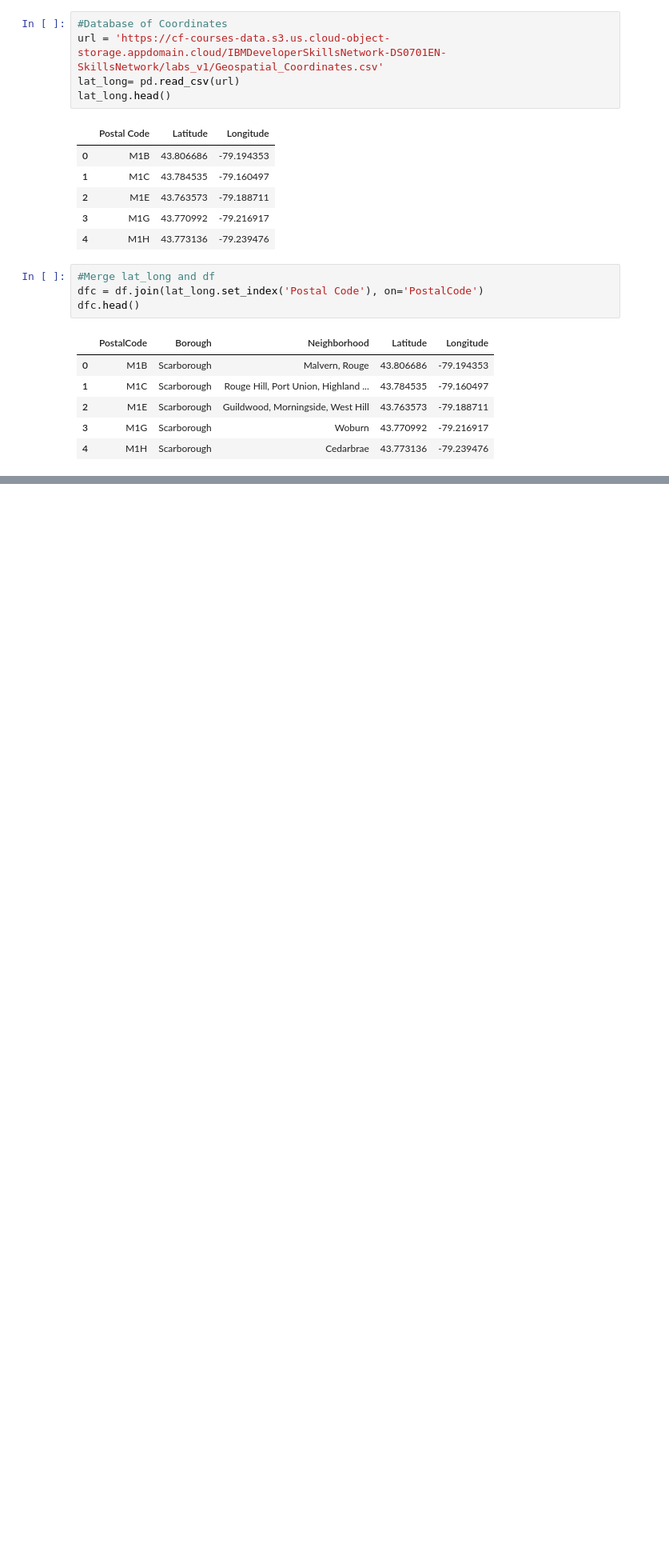
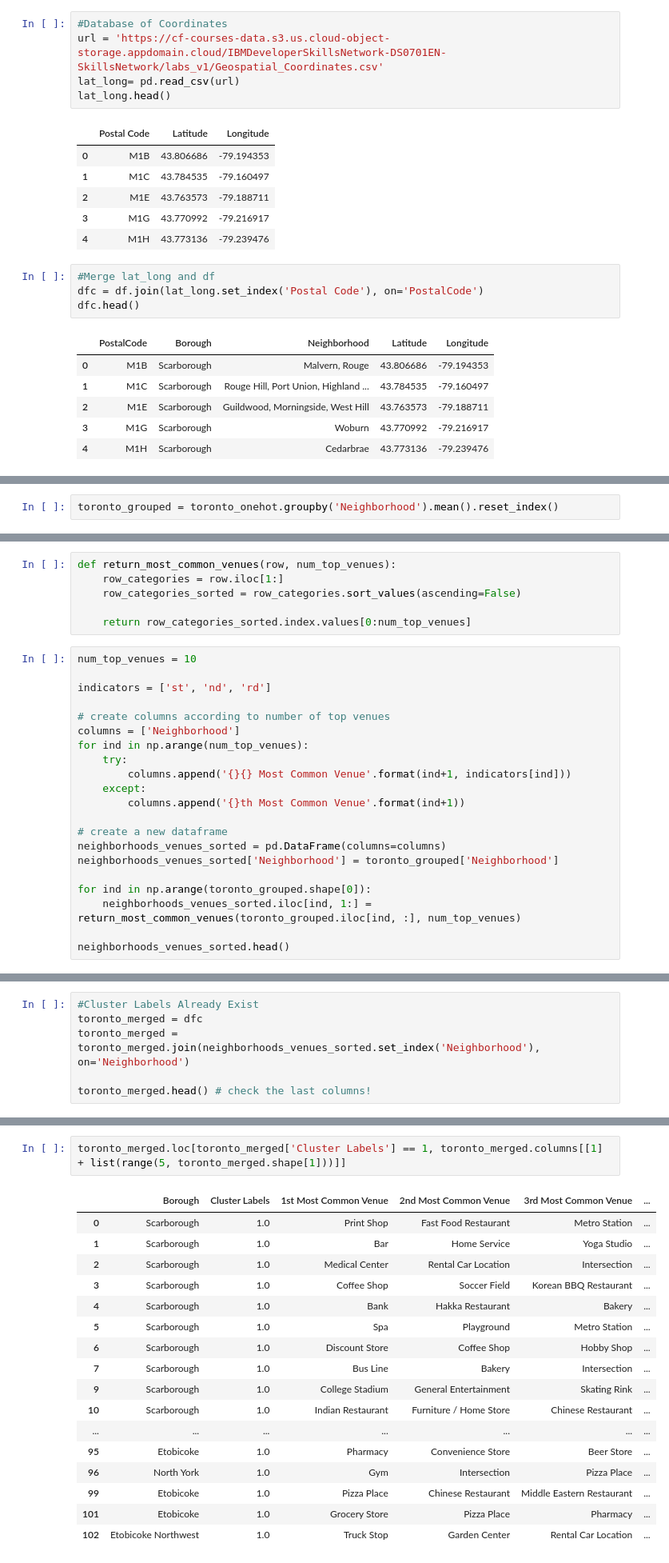
Before and after one commit to nikolina-drobnjak/Coursera_Capstone, a Jupyter notebook: Segmenting and Clustering-Nikolina Drobnjak (1).ipynb, the cells around one changed output, grey strips where cells are left out. Shown: that part at 80% size. Saved outputs shown, nothing was run; the diff lists cells and outputs as text; blank space fills up the shorter version.

```diff
--- a/Segmenting and Clustering-Nikolina Drobnjak (1).ipynb
+++ b/Segmenting and Clustering-Nikolina Drobnjak (1).ipynb
@@ -117,0 +344,2 @@ dfc.head()
+# %%
+toronto_grouped = toronto_onehot.groupby('Neighborhood').mean().reset_index()
@@ -117,0 +376,27 @@ dfc.head()
+# %%
+def return_most_common_venues(row, num_top_venues):
+    row_categories = row.iloc[1:]
+    row_categories_sorted = row_categories.sort_values(ascending=False)
+
+    return row_categories_sorted.index.values[0:num_top_venues]
+# %%
+num_top_venues = 10
+
+indicators = ['st', 'nd', 'rd']
+
+# create columns according to number of top venues
+columns = ['Neighborhood']
+for ind in np.arange(num_top_venues):
+    try:
+        columns.append('{}{} Most Common Venue'.format(ind+1, indicators[ind]))
+    except:
+        columns.append('{}th Most Common Venue'.format(ind+1))
+
+# create a new dataframe
+neighborhoods_venues_sorted = pd.DataFrame(columns=columns)
+neighborhoods_venues_sorted['Neighborhood'] = toronto_grouped['Neighborhood']
+
+for ind in np.arange(toronto_grouped.shape[0]):
+    neighborhoods_venues_sorted.iloc[ind, 1:] = return_most_common_venues(toronto_grouped.iloc[ind, :], num_top_venues)
+
+neighborhoods_venues_sorted.head()
@@ -117,0 +425,6 @@ dfc.head()
+# %%
+#Cluster Labels Already Exist
+toronto_merged = dfc
+toronto_merged = toronto_merged.join(neighborhoods_venues_sorted.set_index('Neighborhood'), on='Neighborhood')
+
+toronto_merged.head() # check the last columns!
@@ -117,0 +492,20 @@ dfc.head()
+# %%
+toronto_merged.loc[toronto_merged['Cluster Labels'] == 1, toronto_merged.columns[[1] + list(range(5, toronto_merged.shape[1]))]]
+# %% [output]
+|  | Borough | Cluster Labels | 1st Most Common Venue | 2nd Most Common Venue | 3rd Most Common Venue | ... |
+| 0 | Scarborough | 1.0 | Print Shop | Fast Food Restaurant | Metro Station | ... |
+| 1 | Scarborough | 1.0 | Bar | Home Service | Yoga Studio | ... |
+| 2 | Scarborough | 1.0 | Medical Center | Rental Car Location | Intersection | ... |
+| 3 | Scarborough | 1.0 | Coffee Shop | Soccer Field | Korean BBQ Restaurant | ... |
+| 4 | Scarborough | 1.0 | Bank | Hakka Restaurant | Bakery | ... |
+| 5 | Scarborough | 1.0 | Spa | Playground | Metro Station | ... |
+| 6 | Scarborough | 1.0 | Discount Store | Coffee Shop | Hobby Shop | ... |
+| 7 | Scarborough | 1.0 | Bus Line | Bakery | Intersection | ... |
+| 9 | Scarborough | 1.0 | College Stadium | General Entertainment | Skating Rink | ... |
+| 10 | Scarborough | 1.0 | Indian Restaurant | Furniture / Home Store | Chinese Restaurant | ... |
+| ... | ... | ... | ... | ... | ... | ... |
+| 95 | Etobicoke | 1.0 | Pharmacy | Convenience Store | Beer Store | ... |
+| 96 | North York | 1.0 | Gym | Intersection | Pizza Place | ... |
+| 99 | Etobicoke | 1.0 | Pizza Place | Chinese Restaurant | Middle Eastern Restaurant | ... |
+| 101 | Etobicoke | 1.0 | Grocery Store | Pizza Place | Pharmacy | ... |
+| 102 | Etobicoke Northwest | 1.0 | Truck Stop | Garden Center | Rental Car Location | ... |
```
Also changed, not shown: parts of 32 cells of this notebook.
